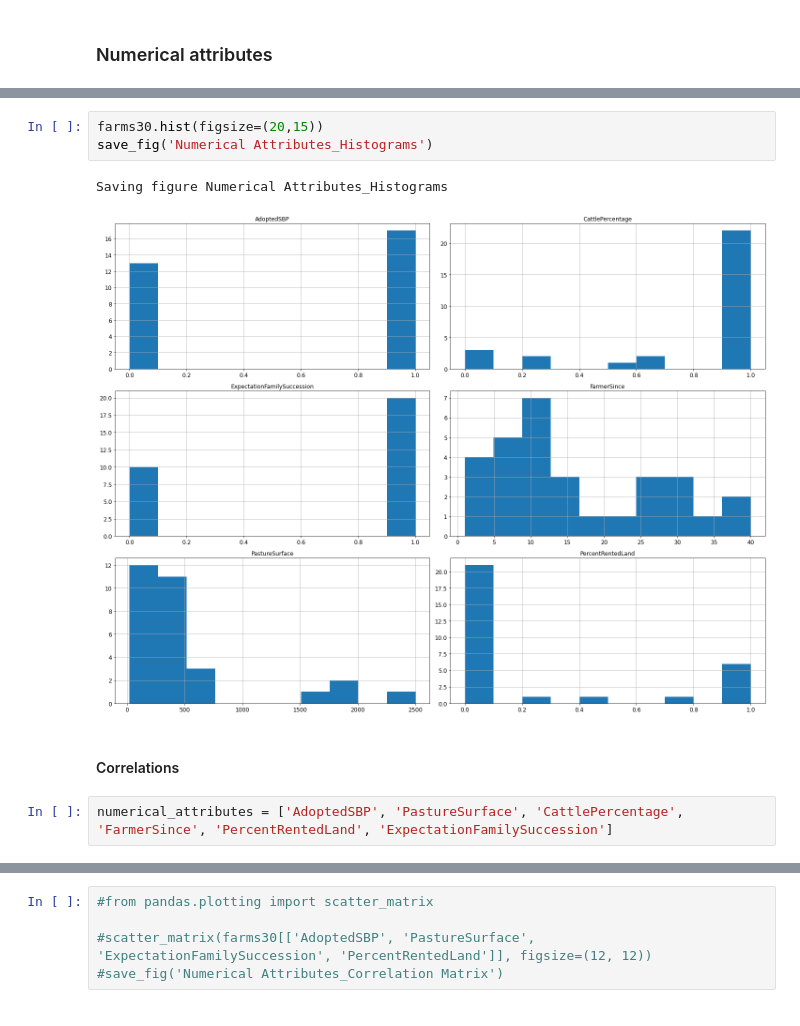
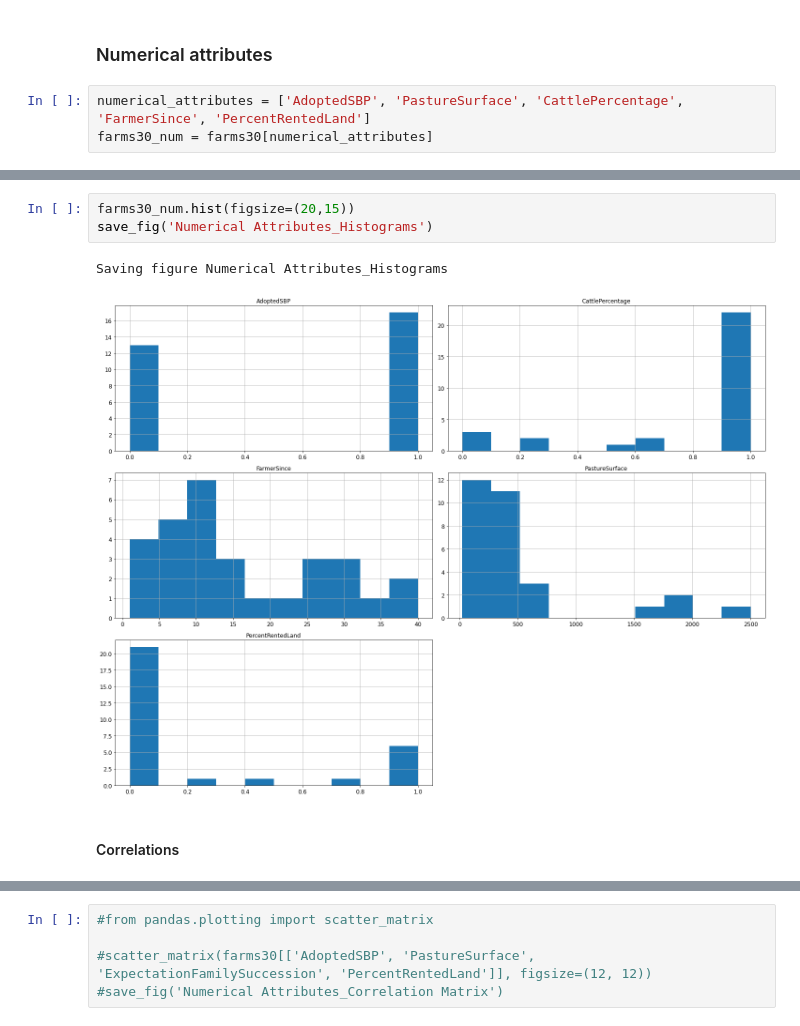
Before and after one commit to giacrava/thesis-sbp-abm, a Jupyter notebook: sbp_abm_survey/survey_analysis/Survey analysis.ipynb, the cells around one changed output, grey strips where cells are left out. Saved outputs shown, nothing was run; the diff lists cells and outputs as text.

```diff
--- a/sbp_abm_survey/survey_analysis/Survey analysis.ipynb
+++ b/sbp_abm_survey/survey_analysis/Survey analysis.ipynb
@@ -265,4 +264,7 @@ dtypes: float64(3), int32(1), int64(2), object(5)
 memory usage: 2.7+ KB
 # %% [markdown]
 ### Numerical attributes
+# %%
+numerical_attributes = ['AdoptedSBP', 'PastureSurface', 'CattlePercentage', 'FarmerSince', 'PercentRentedLand']
+farms30_num = farms30[numerical_attributes]
 # %%
@@ -280,11 +282,9 @@ farms30.describe()
 # %%
-farms30.hist(figsize=(20,15))
+farms30_num.hist(figsize=(20,15))
 save_fig('Numerical Attributes_Histograms')
 # %% [output]
 Saving figure Numerical Attributes_Histograms
-[figure, old version]
+[figure, new version]
 # %% [markdown]
 #### Correlations
-# %%
-numerical_attributes = ['AdoptedSBP', 'PastureSurface', 'CattlePercentage', 'FarmerSince', 'PercentRentedLand', 'ExpectationFamilySuccession']
 # %%
```
Also changed, not shown: parts of 19 cells of this notebook, 19 other files.
